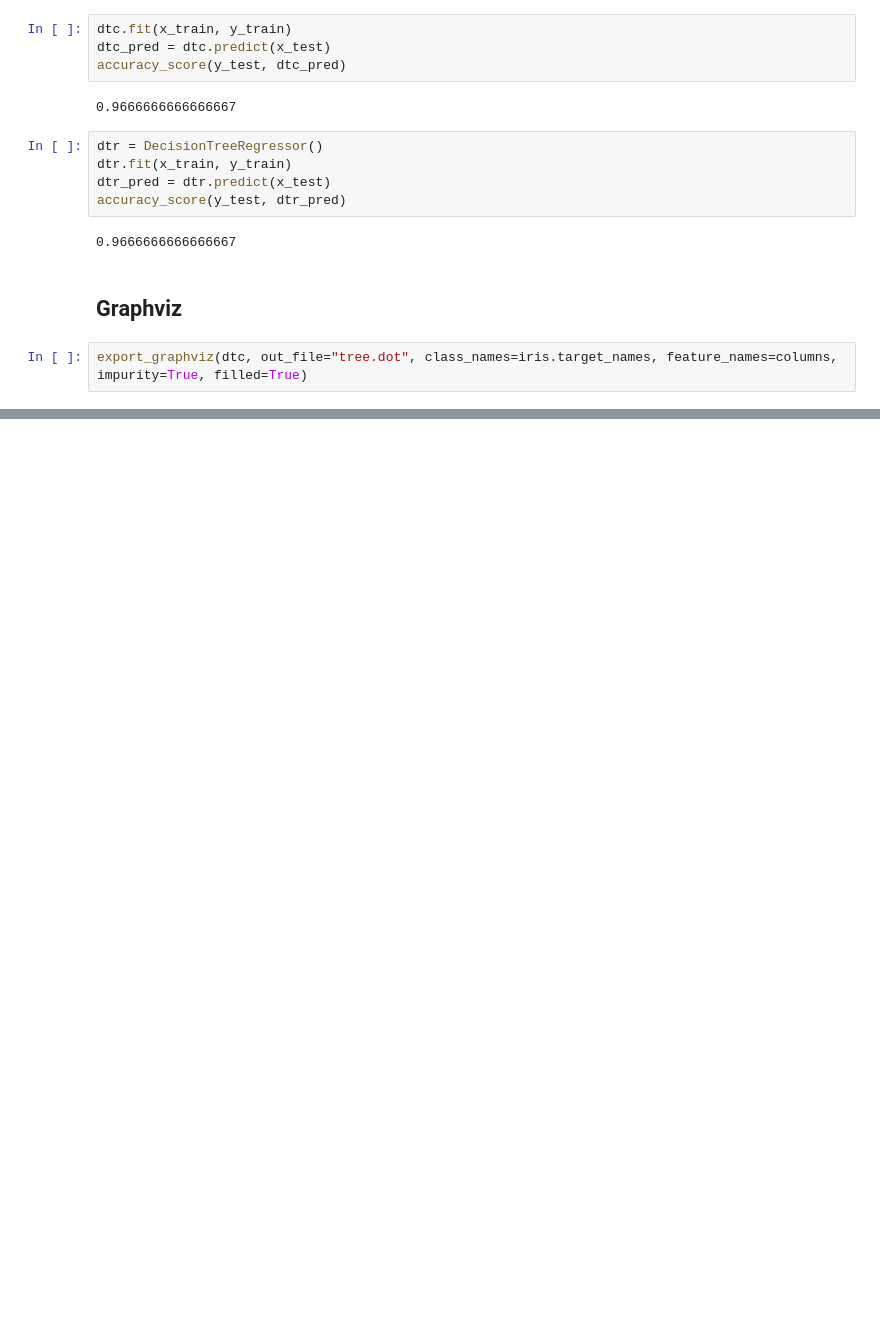
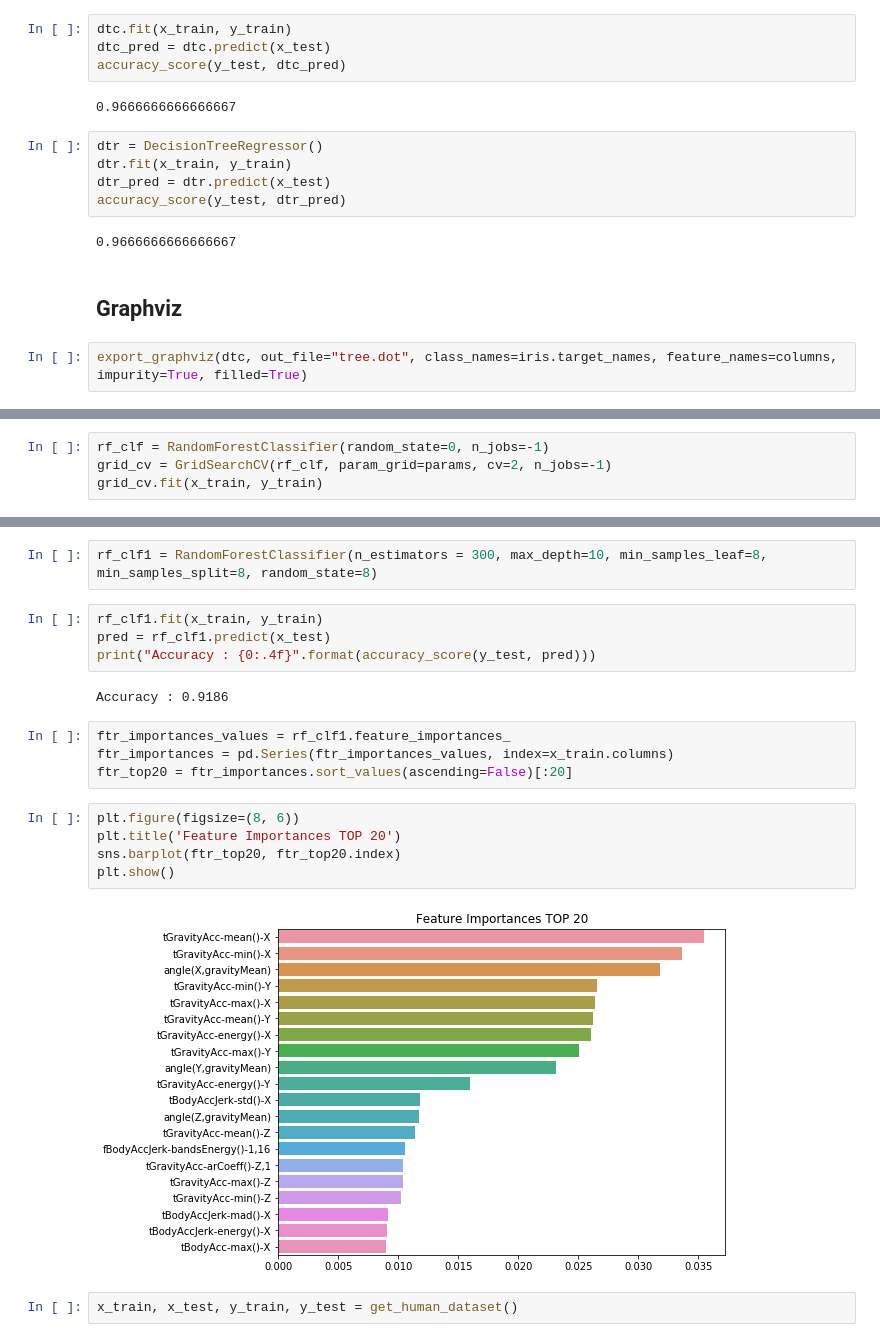
Before and after one commit to MethodFunc/Machine-Learning, a Jupyter notebook: ch04 classification.ipynb, the cells around one changed output, grey strips where cells are left out. Saved outputs shown, nothing was run; the diff lists cells and outputs as text; blank space fills up the shorter version.

```diff
--- a/ch04 classification.ipynb
+++ b/ch04 classification.ipynb
@@ -119,0 +277,4 @@ ExecutableNotFound: failed to execute ['dot', '-Tsvg'], make sure the Graphviz e
+# %%
+rf_clf = RandomForestClassifier(random_state=0, n_jobs=-1)
+grid_cv = GridSearchCV(rf_clf, param_grid=params, cv=2, n_jobs=-1)
+grid_cv.fit(x_train, y_train)
@@ -119,0 +307,21 @@ ExecutableNotFound: failed to execute ['dot', '-Tsvg'], make sure the Graphviz e
+# %%
+rf_clf1 = RandomForestClassifier(n_estimators = 300, max_depth=10, min_samples_leaf=8, min_samples_split=8, random_state=8)
+# %%
+rf_clf1.fit(x_train, y_train)
+pred = rf_clf1.predict(x_test)
+print("Accuracy : {0:.4f}".format(accuracy_score(y_test, pred)))
+# %% [output]
+Accuracy : 0.9186
+# %%
+ftr_importances_values = rf_clf1.feature_importances_
+ftr_importances = pd.Series(ftr_importances_values, index=x_train.columns)
+ftr_top20 = ftr_importances.sort_values(ascending=False)[:20]
+# %%
+plt.figure(figsize=(8, 6))
+plt.title('Feature Importances TOP 20')
+sns.barplot(ftr_top20, ftr_top20.index)
+plt.show()
+# %% [output]
+[figure, added]
+# %%
+x_train, x_test, y_train, y_test = get_human_dataset()
```
Also changed, not shown: parts of 44 cells of this notebook, 8 other files.
